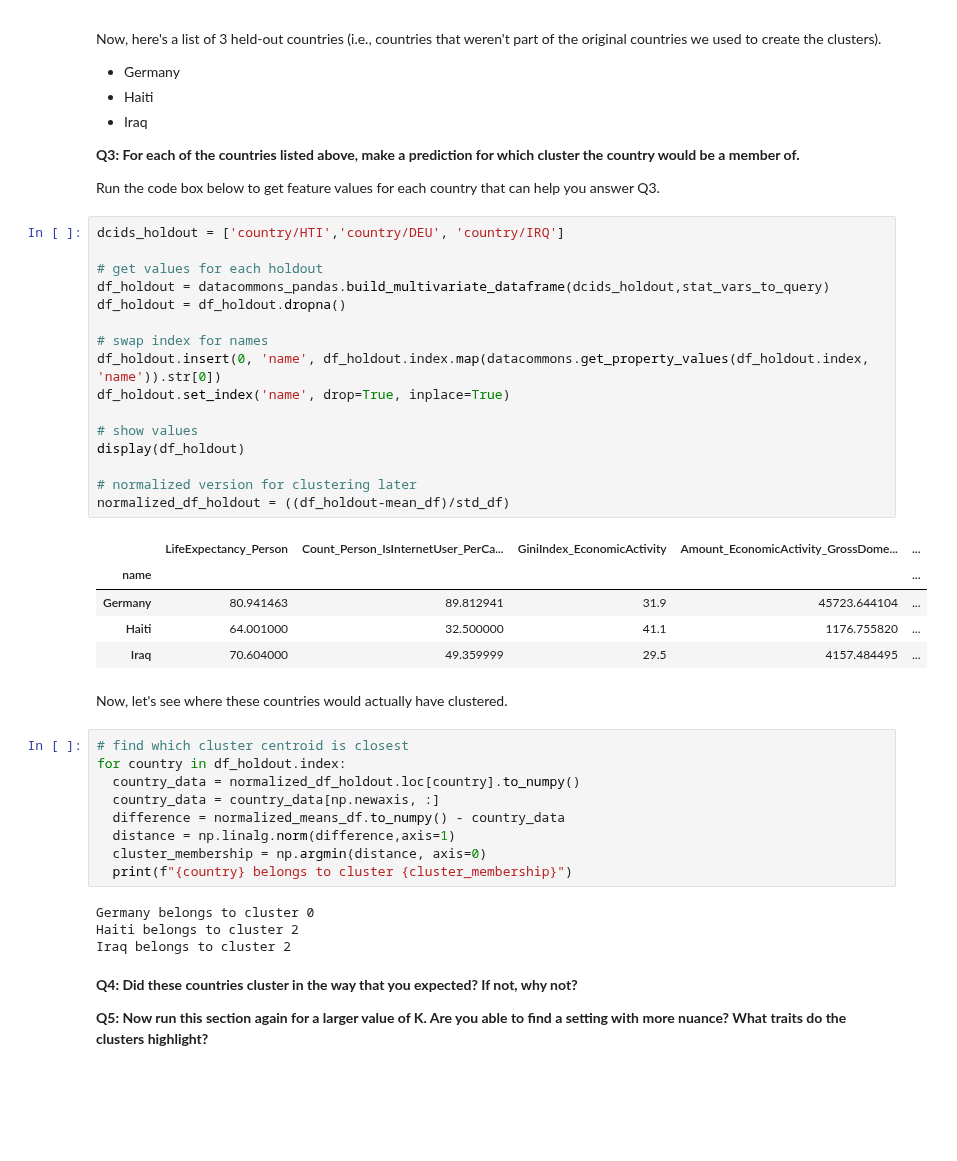
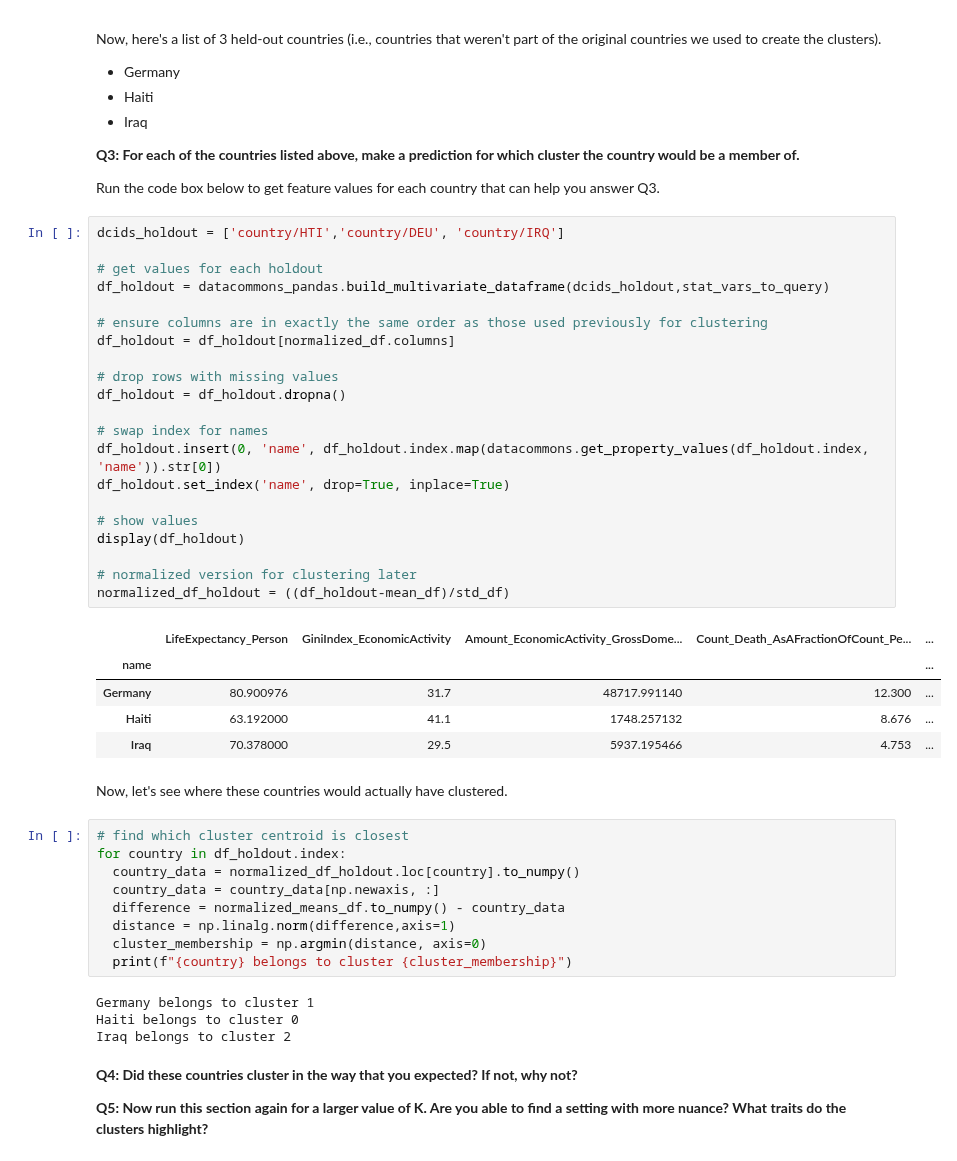
Before and after one commit to datacommonsorg/api-python, a Jupyter notebook: notebooks/intro_data_science/Introduction_to_Clustering.ipynb, the cells around one changed output. Saved outputs shown, nothing was run; the diff lists cells and outputs as text; blank space fills up the shorter version.

Commit message:
update column order

```diff
--- a/notebooks/intro_data_science/Introduction_to_Clustering.ipynb
+++ b/notebooks/intro_data_science/Introduction_to_Clustering.ipynb
@@ -371,25 +377,30 @@ Run the code box below to get feature values for each country that can help you
 # %%
 dcids_holdout = ['country/HTI','country/DEU', 'country/IRQ']
 
 # get values for each holdout
 df_holdout = datacommons_pandas.build_multivariate_dataframe(dcids_holdout,stat_vars_to_query)
+
+# ensure columns are in exactly the same order as those used previously for clustering
+df_holdout = df_holdout[normalized_df.columns]
+
+# drop rows with missing values
 df_holdout = df_holdout.dropna()
 
 # swap index for names
 df_holdout.insert(0, 'name', df_holdout.index.map(datacommons.get_property_values(df_holdout.index, 'name')).str[0])
 df_holdout.set_index('name', drop=True, inplace=True)
 
 # show values
 display(df_holdout)
 
 # normalized version for clustering later
 normalized_df_holdout = ((df_holdout-mean_df)/std_df)
 # %% [output]
-|  | LifeExpectancy_Person | Count_Person_IsInternetUser_PerCa... | GiniIndex_EconomicActivity | Amount_EconomicActivity_GrossDome... | ... |
+|  | LifeExpectancy_Person | GiniIndex_EconomicActivity | Amount_EconomicActivity_GrossDome... | Count_Death_AsAFractionOfCount_Pe... | ... |
 | name |  |  |  |  | ... |
-| Germany | 80.941463 | 89.812941 | 31.9 | 45723.644104 | ... |
-| Haiti | 64.001000 | 32.500000 | 41.1 | 1176.755820 | ... |
-| Iraq | 70.604000 | 49.359999 | 29.5 | 4157.484495 | ... |
+| Germany | 80.900976 | 31.7 | 48717.991140 | 12.300 | ... |
+| Haiti | 63.192000 | 41.1 | 1748.257132 | 8.676 | ... |
+| Iraq | 70.378000 | 29.5 | 5937.195466 | 4.753 | ... |
 # %% [markdown]
 Now, let's see where these countries would actually have clustered.
 # %%
@@ -402,8 +413,8 @@ for country in df_holdout.index:
   cluster_membership = np.argmin(distance, axis=0)
   print(f"{country} belongs to cluster {cluster_membership}")
 # %% [output]
-Germany belongs to cluster 0
-Haiti belongs to cluster 2
+Germany belongs to cluster 1
+Haiti belongs to cluster 0
 Iraq belongs to cluster 2
 # %% [markdown]
 **Q4: Did these countries cluster in the way that you expected? If not, why not?**
```
Also changed, not shown: parts of 8 cells of this notebook.
